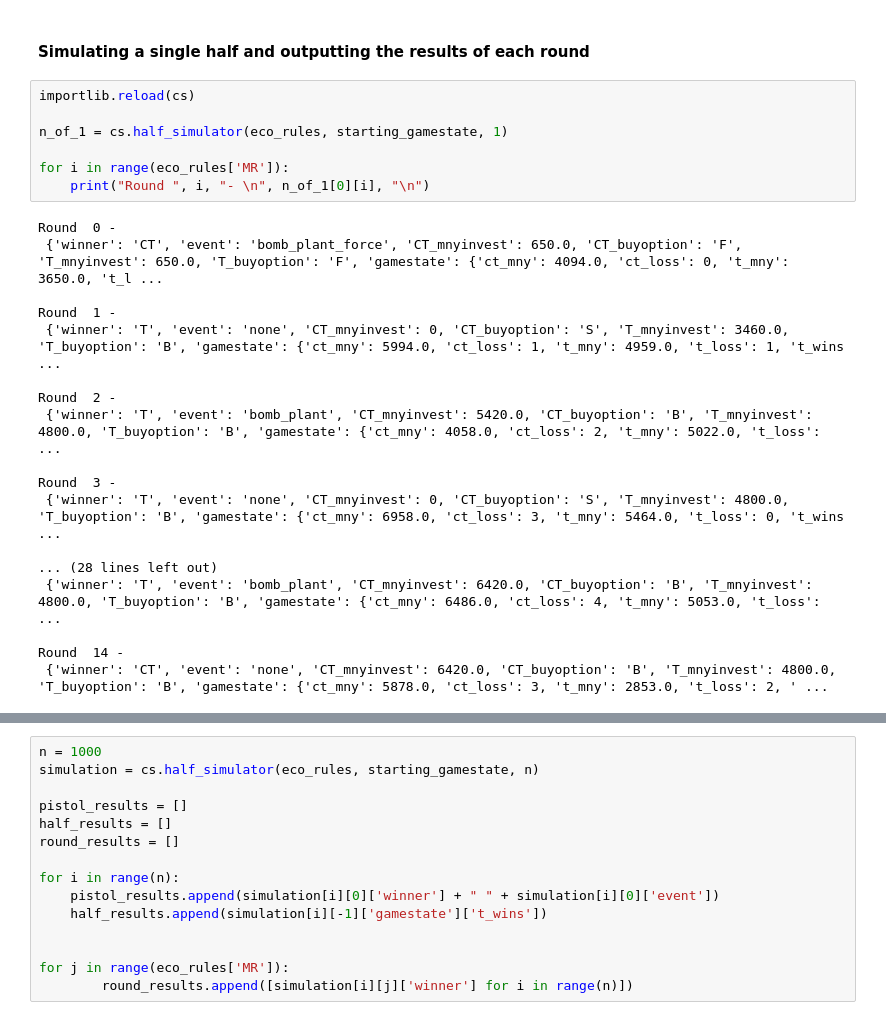
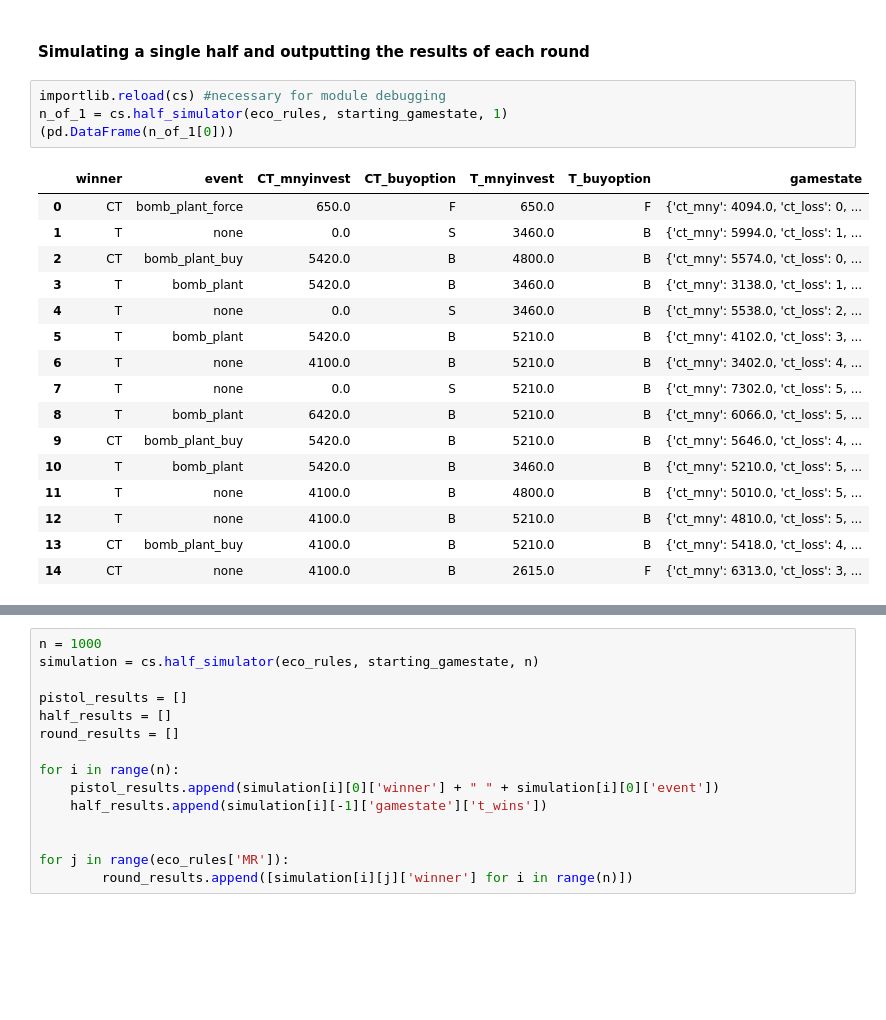
Before and after one commit to JeffT13/CS_EcoSimulator, a Jupyter notebook: CS_ntbk.ipynb, the cells around one changed output, grey strips where cells are left out. Cells and saved outputs as stored; diff of their text form; blank space fills up the shorter version.

```diff
--- a/CS_ntbk.ipynb
+++ b/CS_ntbk.ipynb
@@ -113,27 +110,23 @@ print(1-(plant_odds/eco_rules['t_win_lean']))
 # %% [markdown]
 #### Simulating a single half and outputting the results of each round
 # %%
-importlib.reload(cs)
-
+importlib.reload(cs) #necessary for module debugging
 n_of_1 = cs.half_simulator(eco_rules, starting_gamestate, 1)
-
-for i in range(eco_rules['MR']):
-    print("Round ", i, "- \n", n_of_1[0][i], "\n")
+(pd.DataFrame(n_of_1[0]))
 # %% [output]
-Round  0 -
- {'winner': 'CT', 'event': 'bomb_plant_force', 'CT_mnyinvest': 650.0, 'CT_buyoption': 'F', 'T_mnyinvest': 650.0, 'T_buyoption': 'F', 'gamestate': {'ct_mny': 4094.0, 'ct_loss': 0, 't_mny': 3650.0, 't_l ...
-
-Round  1 -
- {'winner': 'T', 'event': 'none', 'CT_mnyinvest': 0, 'CT_buyoption': 'S', 'T_mnyinvest': 3460.0, 'T_buyoption': 'B', 'gamestate': {'ct_mny': 5994.0, 'ct_loss': 1, 't_mny': 4959.0, 't_loss': 1, 't_wins ...
-
-Round  2 -
- {'winner': 'T', 'event': 'bomb_plant', 'CT_mnyinvest': 5420.0, 'CT_buyoption': 'B', 'T_mnyinvest': 4800.0, 'T_buyoption': 'B', 'gamestate': {'ct_mny': 4058.0, 'ct_loss': 2, 't_mny': 5022.0, 't_loss': ...
-
-Round  3 -
- {'winner': 'T', 'event': 'none', 'CT_mnyinvest': 0, 'CT_buyoption': 'S', 'T_mnyinvest': 4800.0, 'T_buyoption': 'B', 'gamestate': {'ct_mny': 6958.0, 'ct_loss': 3, 't_mny': 5464.0, 't_loss': 0, 't_wins ...
-
-... (28 lines left out)
- {'winner': 'T', 'event': 'bomb_plant', 'CT_mnyinvest': 6420.0, 'CT_buyoption': 'B', 'T_mnyinvest': 4800.0, 'T_buyoption': 'B', 'gamestate': {'ct_mny': 6486.0, 'ct_loss': 4, 't_mny': 5053.0, 't_loss': ...
-
-Round  14 -
- {'winner': 'CT', 'event': 'none', 'CT_mnyinvest': 6420.0, 'CT_buyoption': 'B', 'T_mnyinvest': 4800.0, 'T_buyoption': 'B', 'gamestate': {'ct_mny': 5878.0, 'ct_loss': 3, 't_mny': 2853.0, 't_loss': 2, ' ...
+|  | winner | event | CT_mnyinvest | CT_buyoption | T_mnyinvest | T_buyoption | gamestate |
+| 0 | CT | bomb_plant_force | 650.0 | F | 650.0 | F | {'ct_mny': 4094.0, 'ct_loss': 0, ... |
+| 1 | T | none | 0.0 | S | 3460.0 | B | {'ct_mny': 5994.0, 'ct_loss': 1, ... |
+| 2 | CT | bomb_plant_buy | 5420.0 | B | 4800.0 | B | {'ct_mny': 5574.0, 'ct_loss': 0, ... |
+| 3 | T | bomb_plant | 5420.0 | B | 3460.0 | B | {'ct_mny': 3138.0, 'ct_loss': 1, ... |
+| 4 | T | none | 0.0 | S | 3460.0 | B | {'ct_mny': 5538.0, 'ct_loss': 2, ... |
+| 5 | T | bomb_plant | 5420.0 | B | 5210.0 | B | {'ct_mny': 4102.0, 'ct_loss': 3, ... |
+| 6 | T | none | 4100.0 | B | 5210.0 | B | {'ct_mny': 3402.0, 'ct_loss': 4, ... |
+| 7 | T | none | 0.0 | S | 5210.0 | B | {'ct_mny': 7302.0, 'ct_loss': 5, ... |
+| 8 | T | bomb_plant | 6420.0 | B | 5210.0 | B | {'ct_mny': 6066.0, 'ct_loss': 5, ... |
+| 9 | CT | bomb_plant_buy | 5420.0 | B | 5210.0 | B | {'ct_mny': 5646.0, 'ct_loss': 4, ... |
+| 10 | T | bomb_plant | 5420.0 | B | 3460.0 | B | {'ct_mny': 5210.0, 'ct_loss': 5, ... |
+| 11 | T | none | 4100.0 | B | 4800.0 | B | {'ct_mny': 5010.0, 'ct_loss': 5, ... |
+| 12 | T | none | 4100.0 | B | 5210.0 | B | {'ct_mny': 4810.0, 'ct_loss': 5, ... |
+| 13 | CT | bomb_plant_buy | 4100.0 | B | 5210.0 | B | {'ct_mny': 5418.0, 'ct_loss': 4, ... |
+| 14 | CT | none | 4100.0 | B | 2615.0 | F | {'ct_mny': 6313.0, 'ct_loss': 3, ... |
```
Also changed, not shown: parts of 5 cells of this notebook, 1 other file.
